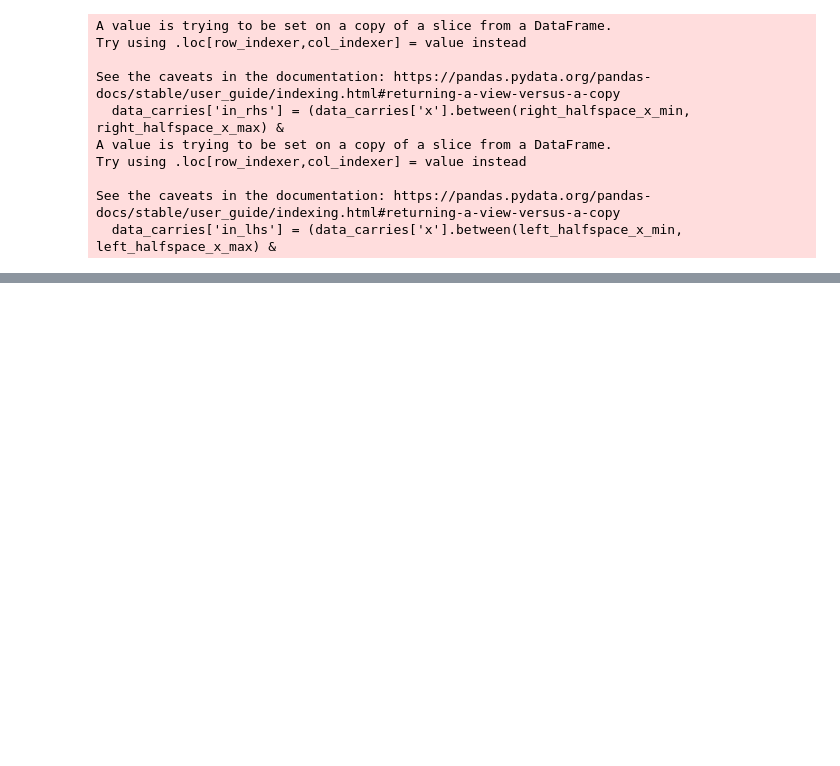
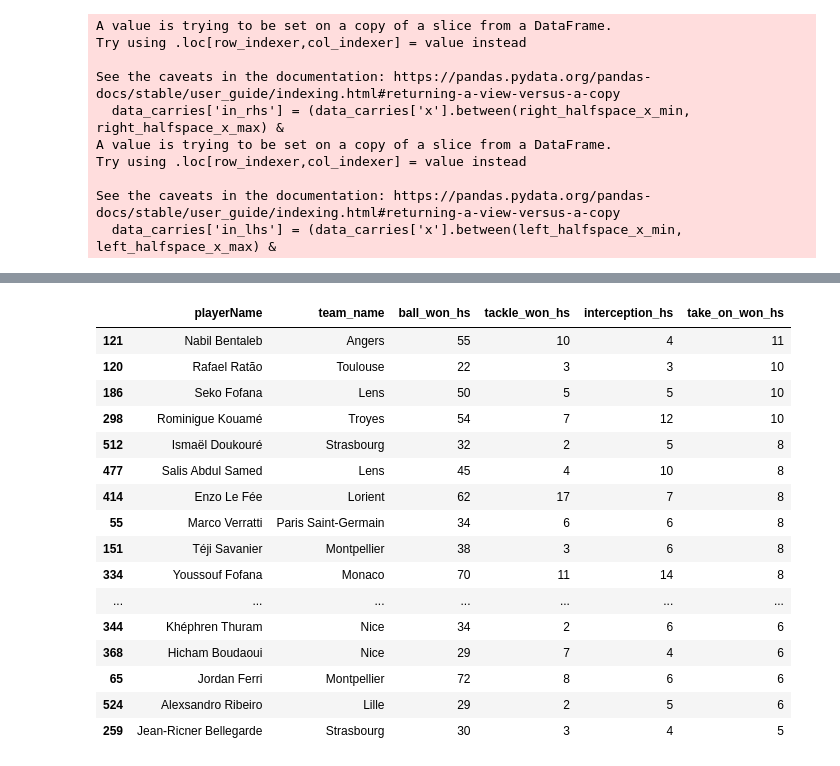
Before and after one commit to pranavm28/Football-Data-Viz, a Jupyter notebook: Defensive Halfspace Calculations.ipynb, the cells around one changed output, grey strips where cells are left out. Cells and saved outputs as stored; diff of their text form; code cells hidden in the pictures; blank space fills up the shorter version.

```diff
--- a/Defensive Halfspace Calculations.ipynb
+++ b/Defensive Halfspace Calculations.ipynb
@@ -259,3 +270,30 @@ rhs_actions_disp.head(10)
 # %%
 #lhs_carries = carries_hs[cols2]
 #lhs_carries.sort_values('into_lhs' , ascending=False)
+# %%
+merged_actions = pd.merge(actions_lhs, actions_rhs, on=['playerName', 'team_name'], suffixes=('_lhs', '_rhs'))
+merged_actions['ball_won_hs'] = merged_actions['ball_won_lhs'] + merged_actions['ball_won_rhs']
+merged_actions['interception_hs'] = merged_actions['interception_lhs'] + merged_actions['interception_rhs']
+merged_actions['tackle_won_hs'] = merged_actions['tackle_won_lhs'] + merged_actions['tackle_won_rhs']
+merged_actions['take_on_won_hs'] = merged_actions['take_on_won_lhs'] + merged_actions['take_on_won_rhs']
+sorted_actions = merged_actions[['playerName', 'team_name', 'ball_won_hs' , 'tackle_won_hs' , 'interception_hs' , 'take_on_won_hs']].sort_values(by='take_on_won_hs', ascending=False)
+# %%
+sorted_actions.head(20)
+# %% [output]
+|  | playerName | team_name | ball_won_hs | tackle_won_hs | interception_hs | take_on_won_hs |
+| 121 | Nabil Bentaleb | Angers | 55 | 10 | 4 | 11 |
+| 120 | Rafael Ratão | Toulouse | 22 | 3 | 3 | 10 |
+| 186 | Seko Fofana | Lens | 50 | 5 | 5 | 10 |
+| 298 | Rominigue Kouamé | Troyes | 54 | 7 | 12 | 10 |
+| 512 | Ismaël Doukouré | Strasbourg | 32 | 2 | 5 | 8 |
+| 477 | Salis Abdul Samed | Lens | 45 | 4 | 10 | 8 |
+| 414 | Enzo Le Fée | Lorient | 62 | 17 | 7 | 8 |
+| 55 | Marco Verratti | Paris Saint-Germain | 34 | 6 | 6 | 8 |
+| 151 | Téji Savanier | Montpellier | 38 | 3 | 6 | 8 |
+| 334 | Youssouf Fofana | Monaco | 70 | 11 | 14 | 8 |
+| ... | ... | ... | ... | ... | ... | ... |
+| 344 | Khéphren Thuram | Nice | 34 | 2 | 6 | 6 |
+| 368 | Hicham Boudaoui | Nice | 29 | 7 | 4 | 6 |
+| 65 | Jordan Ferri | Montpellier | 72 | 8 | 6 | 6 |
+| 524 | Alexsandro Ribeiro | Lille | 29 | 2 | 5 | 6 |
+| 259 | Jean-Ricner Bellegarde | Strasbourg | 30 | 3 | 4 | 5 |
```
Also changed, not shown: parts of 4 cells of this notebook.
